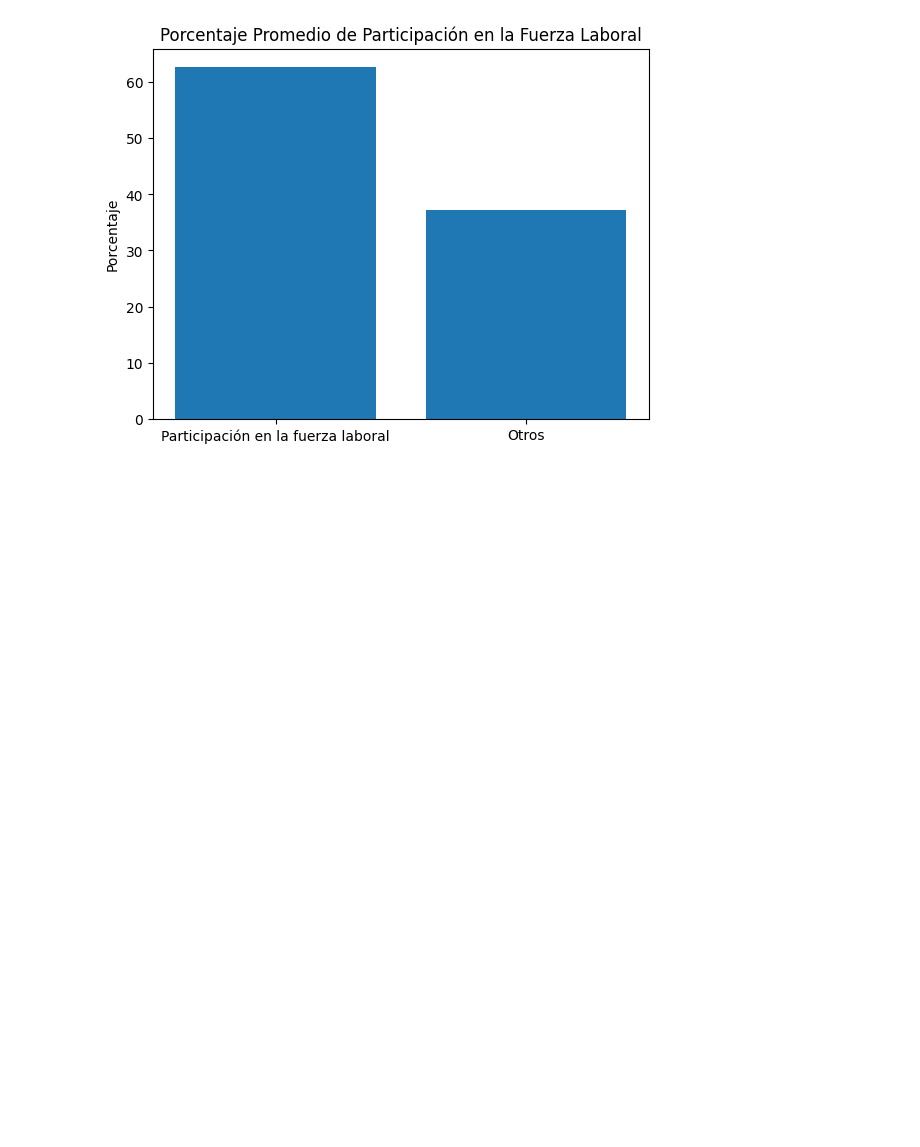
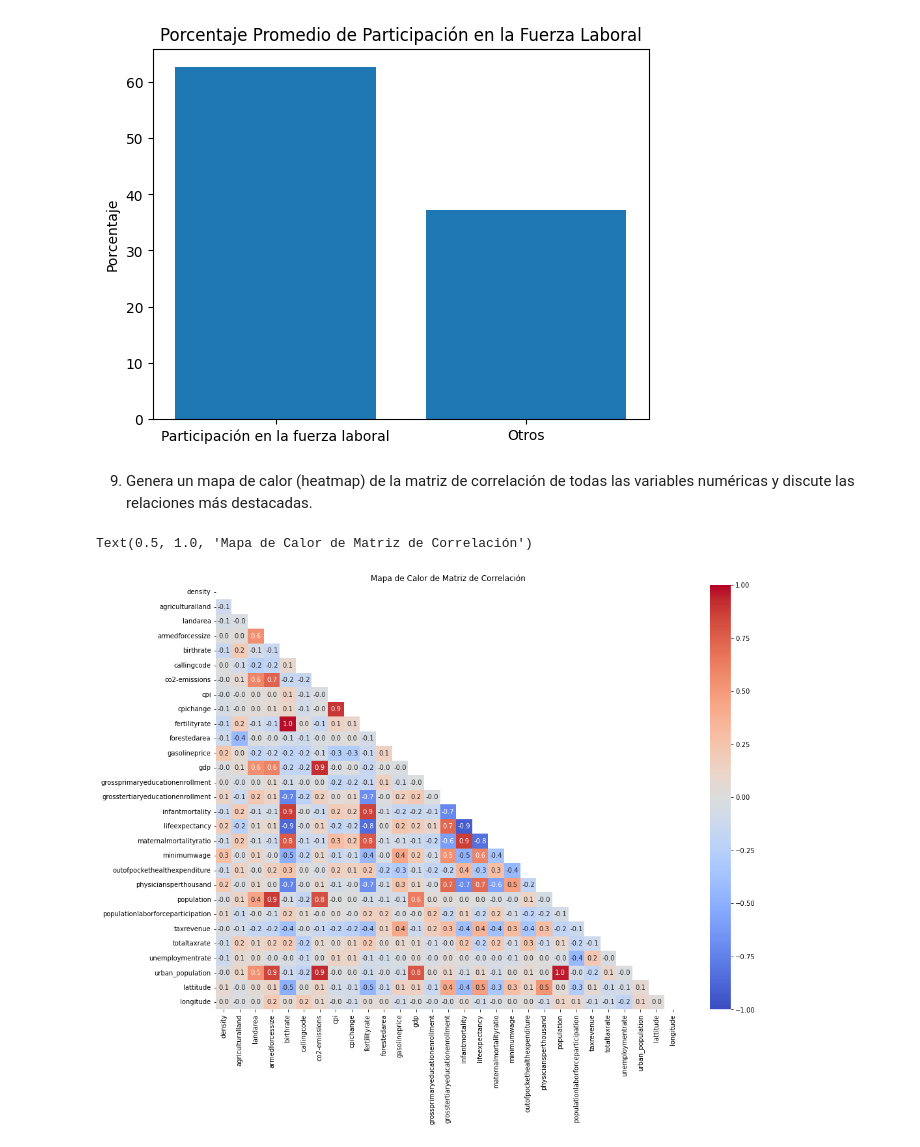
Before and after one commit to Adalab/da-promo-F-modulo3-sprint2-pairprogramming-Ana-Belen, a Jupyter notebook: Pair_estadistica_descriptiva.ipynb, the cells around one changed output. Cells and saved outputs as stored; diff of their text form; code cells hidden in the pictures; blank space fills up the shorter version.

```diff
--- a/Pair_estadistica_descriptiva.ipynb
+++ b/Pair_estadistica_descriptiva.ipynb
@@ -213,3 +256,18 @@ plt.show()
 # %% [output]
 El porcentaje promedio de participación en la fuerza laboral es: 62.74%
 [figure]
+# %% [markdown]
+9. Genera un mapa de calor (heatmap) de la matriz de correlación de todas las variables numéricas y discute las relaciones más destacadas.
+# %%
+matriz_corr = df_numericas.corr()
+
+# creamos una matriz booleana de máscara
+mask = np.triu(np.ones_like(matriz_corr, dtype=bool))
+
+#heatmap
+plt.figure(figsize=(16, 12))
+sns.heatmap(matriz_corr, annot=True, cmap='coolwarm', fmt=".1f", vmax = 1, vmin = -1, mask= mask);
+plt.title('Mapa de Calor de Matriz de Correlación')
+# %% [output]
+Text(0.5, 1.0, 'Mapa de Calor de Matriz de Correlación')
+[figure, added]
```
Also changed, not shown: parts of 10 cells of this notebook.
